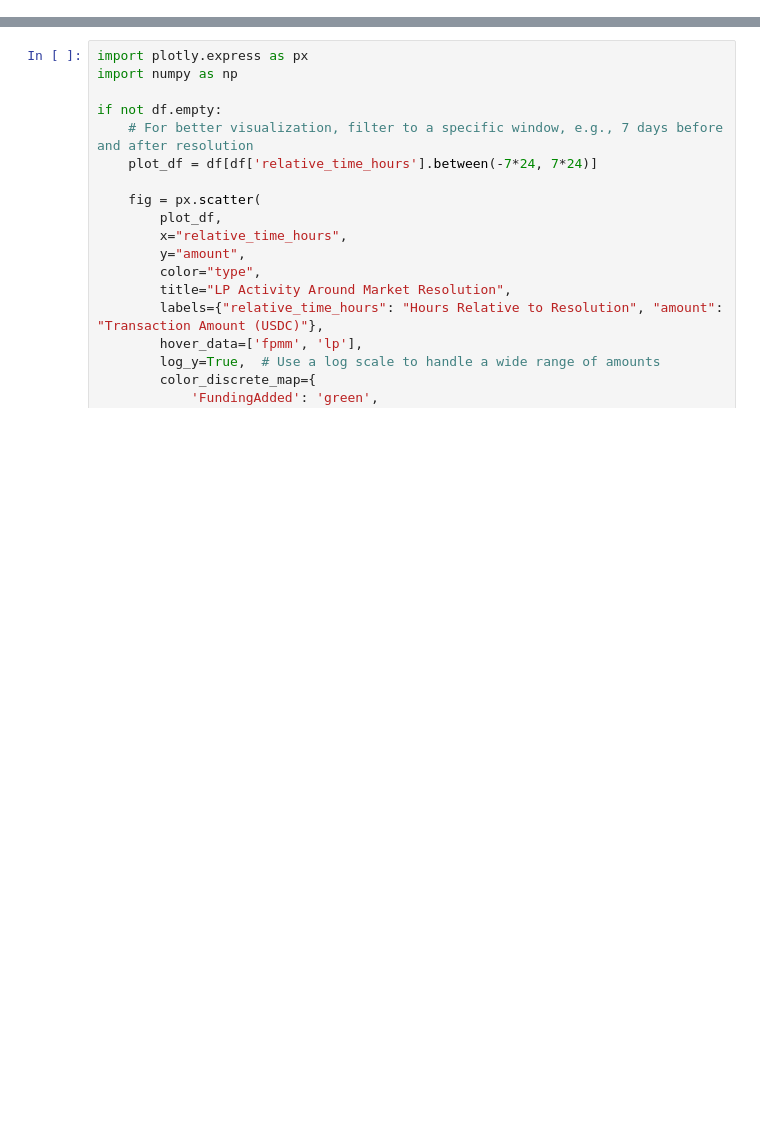
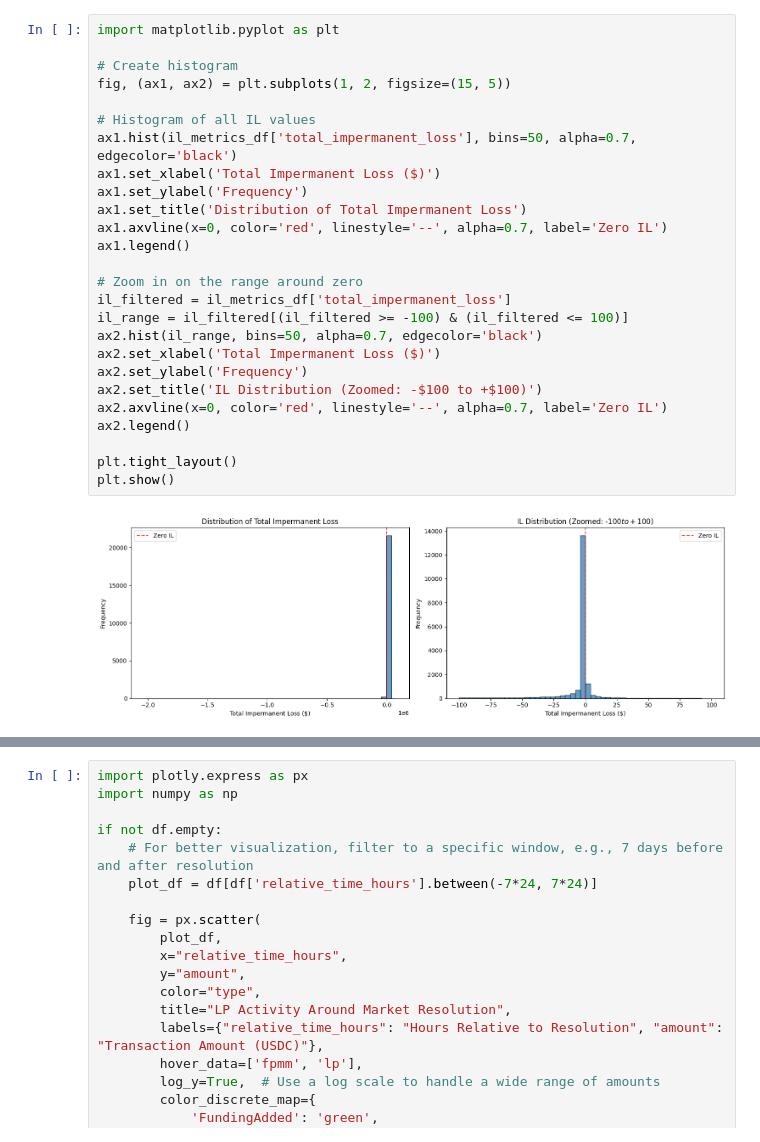
Before and after one commit to singhparshant/polymarketData, a Jupyter notebook: calculations/amm_profits.ipynb, the cells around one changed output, grey strips where cells are left out. Saved outputs shown, nothing was run; the diff lists cells and outputs as text; blank space fills up the shorter version.

```diff
--- a/calculations/amm_profits.ipynb
+++ b/calculations/amm_profits.ipynb
@@ -627,3 +975,31 @@ PnL for LP 0x940dfaf6fc332116c0f5484925b1febcebe63bb7 in FPMM 0x6489b85356d911d3
+# %%
+import matplotlib.pyplot as plt
+
+# Create histogram
+fig, (ax1, ax2) = plt.subplots(1, 2, figsize=(15, 5))
+
+# Histogram of all IL values
+ax1.hist(il_metrics_df['total_impermanent_loss'], bins=50, alpha=0.7, edgecolor='black')
+ax1.set_xlabel('Total Impermanent Loss ($)')
+ax1.set_ylabel('Frequency')
+ax1.set_title('Distribution of Total Impermanent Loss')
+ax1.axvline(x=0, color='red', linestyle='--', alpha=0.7, label='Zero IL')
+ax1.legend()
+
+# Zoom in on the range around zero
+il_filtered = il_metrics_df['total_impermanent_loss']
+il_range = il_filtered[(il_filtered >= -100) & (il_filtered <= 100)]
+ax2.hist(il_range, bins=50, alpha=0.7, edgecolor='black')
+ax2.set_xlabel('Total Impermanent Loss ($)')
+ax2.set_ylabel('Frequency')
+ax2.set_title('IL Distribution (Zoomed: -$100 to +$100)')
+ax2.axvline(x=0, color='red', linestyle='--', alpha=0.7, label='Zero IL')
+ax2.legend()
+
+plt.tight_layout()
+plt.show()
+# %% [output]
+[figure, added]
 # %%
 import pandas as pd
 import matplotlib.pyplot as plt
```
Also changed, not shown: parts of 15 cells of this notebook, 1 other file.
